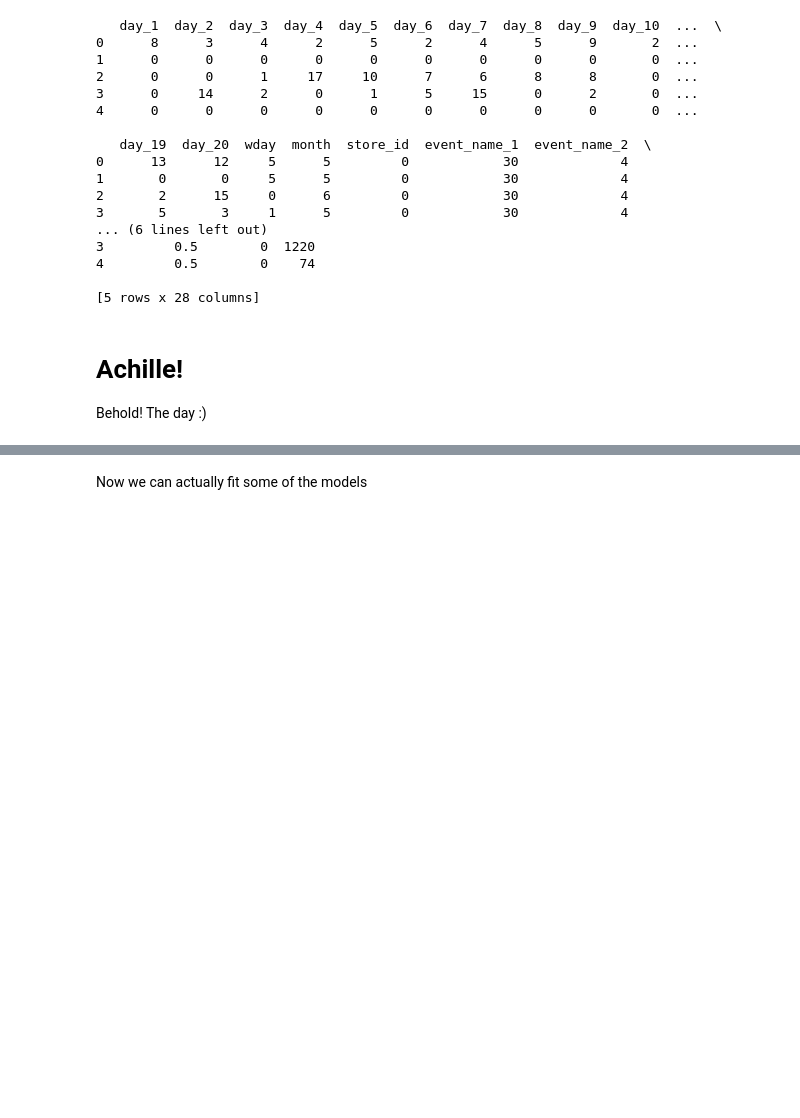
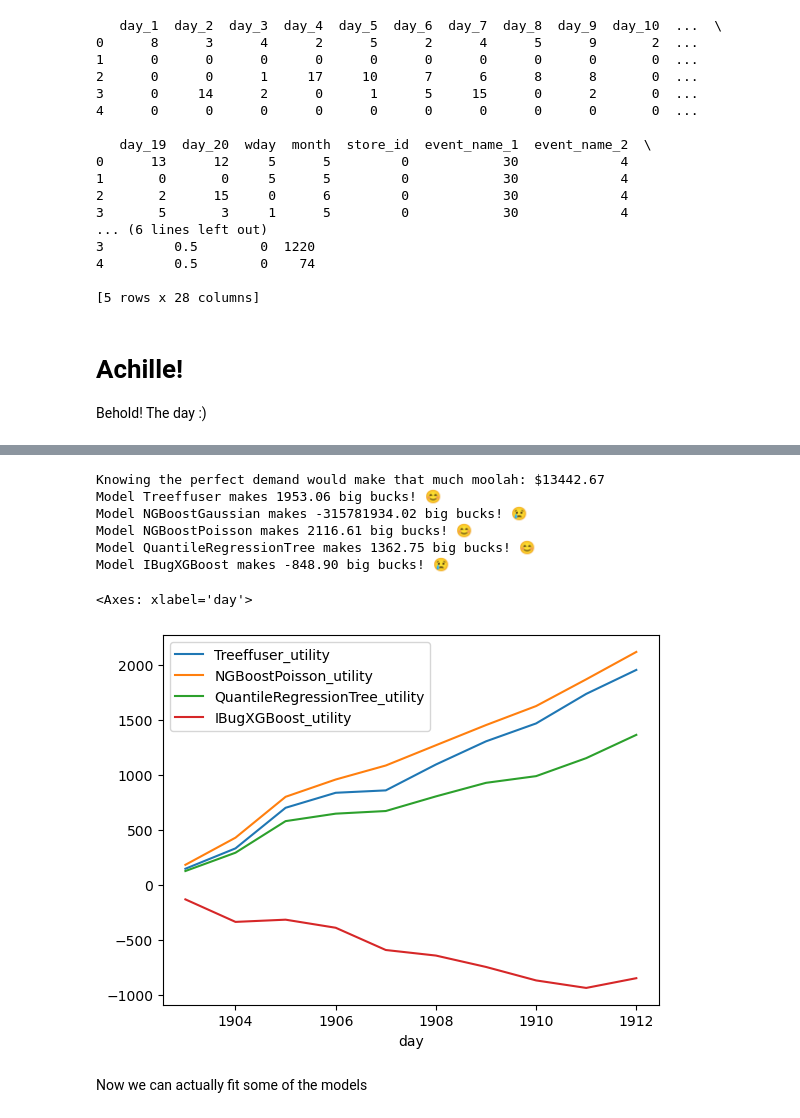
Before and after one commit to blei-lab/treeffuser, a Jupyter notebook: testbed/notebooks/m5-news-vendor-notebook.ipynb, the cells around one changed output, grey strips where cells are left out. Saved outputs shown, nothing was run; the diff lists cells and outputs as text; code cells hidden in the pictures; blank space fills up the shorter version.

```diff
--- a/testbed/notebooks/m5-news-vendor-notebook.ipynb
+++ b/testbed/notebooks/m5-news-vendor-notebook.ipynb
@@ -459,5 +486,5 @@ Behold! The day :)
 # %%
-EVAL_VALUES = 1000 # How many test points to use
+EVAL_VALUES = 10000 # How many test points to use
 np.random.seed(0)
 
 eval_idx = np.random.choice(len(X_test_df), EVAL_VALUES, replace=False)
@@ -466,6 +493,7 @@ X_train_np = X_train_df.values[:, :-1]
 X_days_np = X_train_df["day"].values
 X_test_np = X_test_df.values[eval_idx][:, :-1]
 X_test_days_np = X_test_df["day"].values[eval_idx]
+X_test_df_sub = X_test_df.iloc[eval_idx]
 
 y_train_np = y_train_df.values
 y_test_np = y_test_df.values[eval_idx]
@@ -474,20 +502,29 @@ y_test_np = y_test_df.values[eval_idx]
 y_train_np = y_train_np.astype(np.float32)
 y_test_np = y_test_np.astype(np.float32)
 # %%
-MODEL_CLASSES = [Treeffuser, NGBoostGaussian]
-NAMES = ["Treeffuser", "NGBoostGaussian"]
+from testbed.models.ngboost import NGBoostPoisson
+from testbed.models.quantile_regression import QuantileRegressionTree
+from testbed.models.ibug_ import IBugXGBoost
+from testbed.models.treeffuser import Treeffuser
+# from testbed.models.lightning_uq_models import DeepEnsemble
+
+
+MODEL_CLASSES = [Treeffuser, NGBoostGaussian, NGBoostPoisson, QuantileRegressionTree, IBugXGBoost]
+NAMES = ["Treeffuser", "NGBoostGaussian", "NGBoostPoisson", "QuantileRegressionTree", "IBugXGBoost"]
 
 NUM_SAMPLES = 100
-HYPERS = [
-    {"subsample": 0.20, "subsample_freq": 1, "verbose": 1, "num_leaves":129, "learning_rate":0.5,
-     "sde_manual_hyperparams": {"hyperparam_max": 10}},
-    {}
-]
+# HYPERS = [
+#     {"subsample": 0.20, "subsample_freq": 1, "verbose": 1, "num_leaves":129, "learning_rate":0.5,
+#      "sde_manual_hyperparams": {"hyperparam_max": 10}},
+#     {}
+# ]
 
 results = []
 for i in range(len(MODEL_CLASSES)):
+    print(f"Fitting model {NAMES[i]}")
     model_cls = MODEL_CLASSES[i]
-    model = model_cls(**HYPERS[i])
+    # model = model_cls(**HYPERS[i])
+    model = model_cls()
     model.fit(X_train_np, y_train_np)
 
     results.append({
@@ -504,3 +619,23 @@ for i, result in enumerate(results):
+# %%
+res_df = evaluate_models(results, X_test_df_sub, y_test_np)
+
+# res_df_pivot = res_df.pivot_table(index="day", columns="model_name", values=["utility"], aggfunc="sum")
+res_df_pivot = res_df.groupby("day").sum()[[f"{model_name}_utility" for model_name in NAMES]]
+# remove NGBoostGaussian
+res_df_pivot = res_df_pivot.drop(columns="NGBoostGaussian_utility")
+res_df_pivot = res_df_pivot.sort_index()
+# cumsum
+res_df_pivot = res_df_pivot.cumsum()
+res_df_pivot.plot()
+# %% [output]
+Knowing the perfect demand would make that much moolah: $13442.67
+Model Treeffuser makes 1953.06 big bucks! 😊
+Model NGBoostGaussian makes -315781934.02 big bucks! 😢
+Model NGBoostPoisson makes 2116.61 big bucks! 😊
+Model QuantileRegressionTree makes 1362.75 big bucks! 😊
+Model IBugXGBoost makes -848.90 big bucks! 😢
+<Axes: xlabel='day'>
+[figure, added]
 # %% [markdown]
 Now we can actually fit some of the models
 # %%
```
Also changed, not shown: parts of 6 cells of this notebook.
